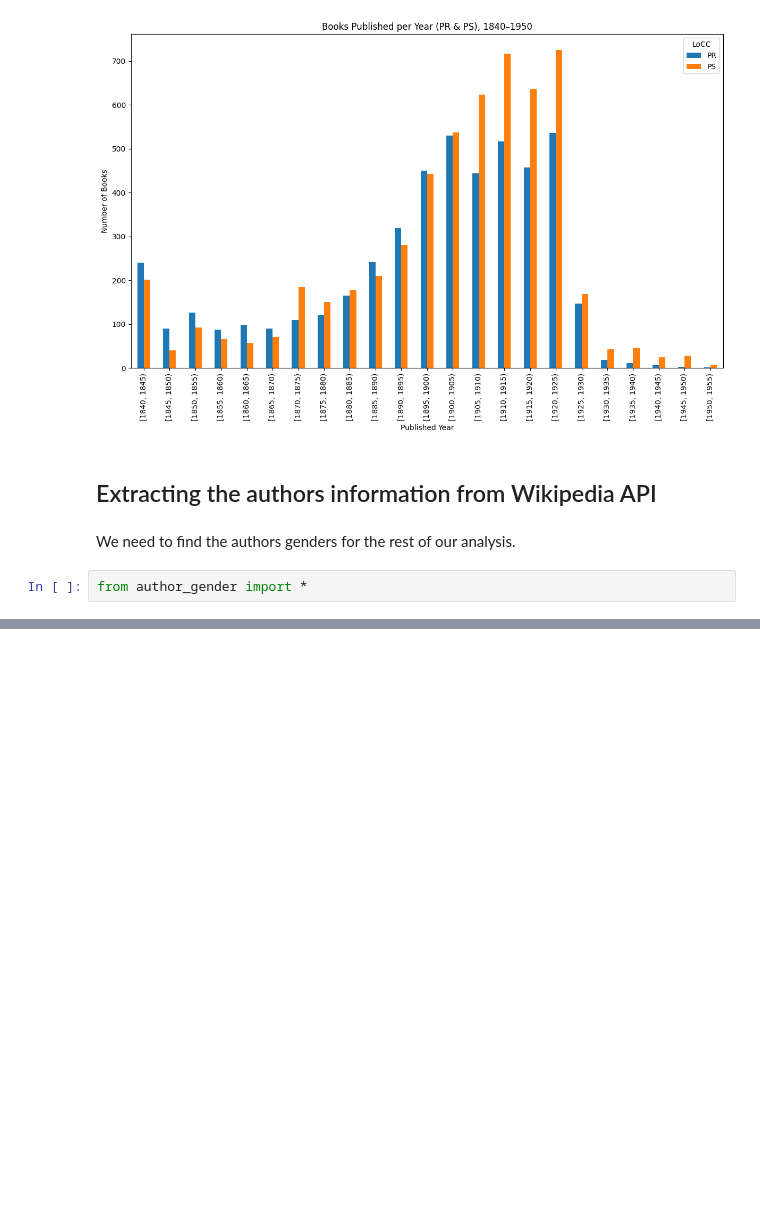
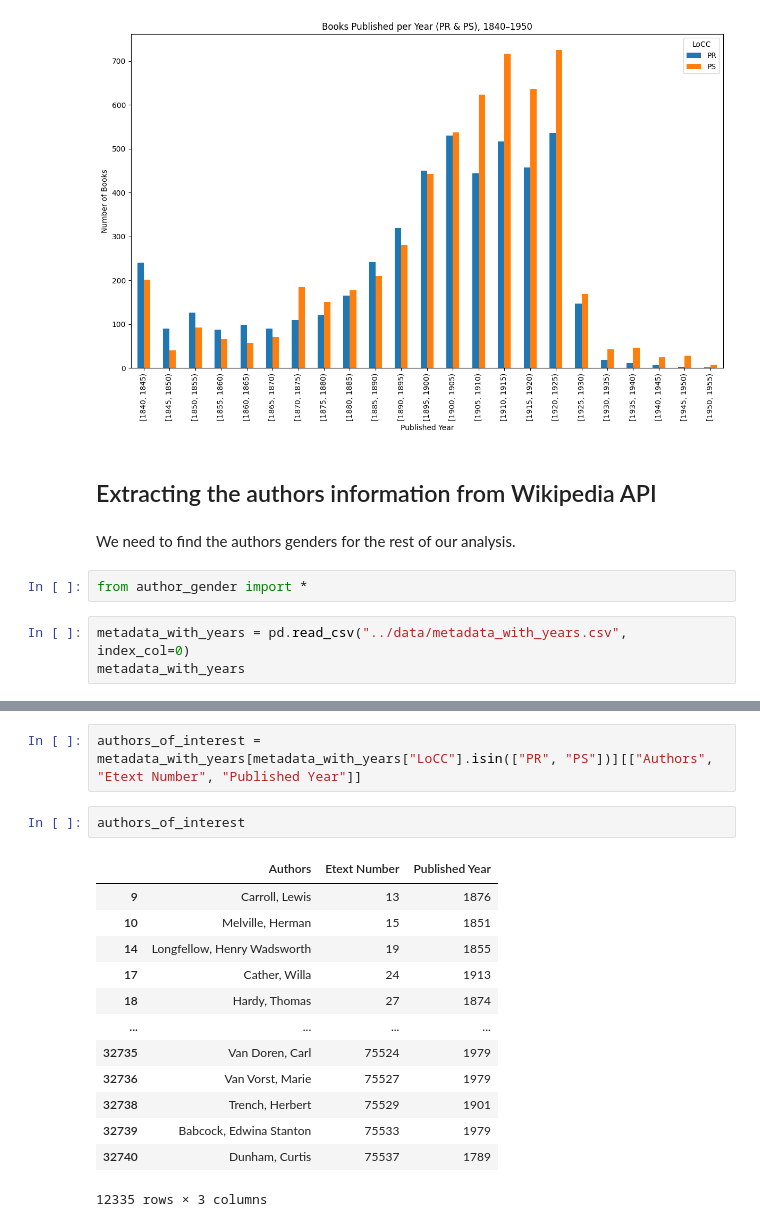
Before and after one commit to eglantine-vialaneix/opium-gutenberg, a Jupyter notebook: code/data_preparation.ipynb, the cells around one changed output, grey strips where cells are left out. Saved outputs shown, nothing was run; the diff lists cells and outputs as text; blank space fills up the shorter version.

```diff
--- a/code/data_preparation.ipynb
+++ b/code/data_preparation.ipynb
@@ -262,3 +264,6 @@ plt.show()
 We need to find the authors genders for the rest of our analysis.
 # %%
 from author_gender import *
+# %%
+metadata_with_years = pd.read_csv("../data/metadata_with_years.csv", index_col=0)
+metadata_with_years
@@ -264,0 +284,18 @@ from author_gender import *
+# %%
+authors_of_interest = metadata_with_years[metadata_with_years["LoCC"].isin(["PR", "PS"])][["Authors", "Etext Number", "Published Year"]]
+# %%
+authors_of_interest
+# %% [output]
+|  | Authors | Etext Number | Published Year |
+| 9 | Carroll, Lewis | 13 | 1876 |
+| 10 | Melville, Herman | 15 | 1851 |
+| 14 | Longfellow, Henry Wadsworth | 19 | 1855 |
+| 17 | Cather, Willa | 24 | 1913 |
+| 18 | Hardy, Thomas | 27 | 1874 |
+| ... | ... | ... | ... |
+| 32735 | Van Doren, Carl | 75524 | 1979 |
+| 32736 | Van Vorst, Marie | 75527 | 1979 |
+| 32738 | Trench, Herbert | 75529 | 1901 |
+| 32739 | Babcock, Edwina Stanton | 75533 | 1979 |
+| 32740 | Dunham, Curtis | 75537 | 1789 |
+12335 rows × 3 columns
```
Also changed, not shown: parts of 10 cells of this notebook, 1 other file.
